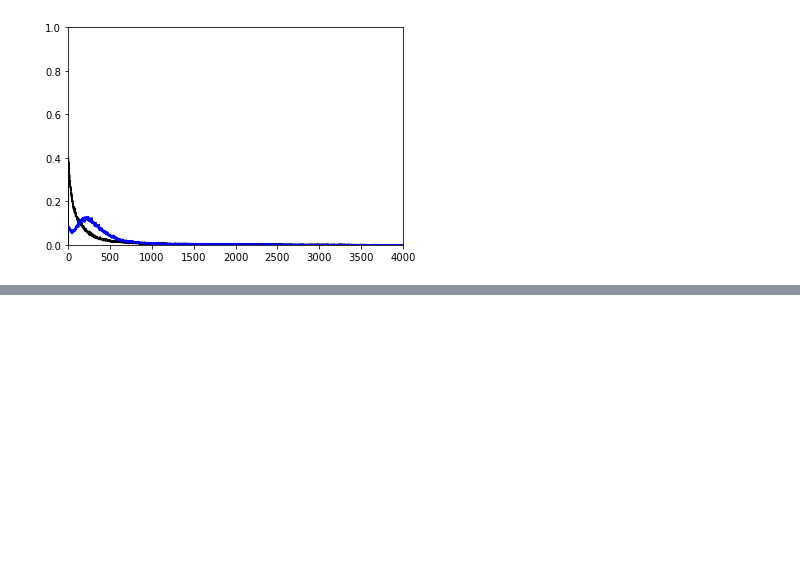
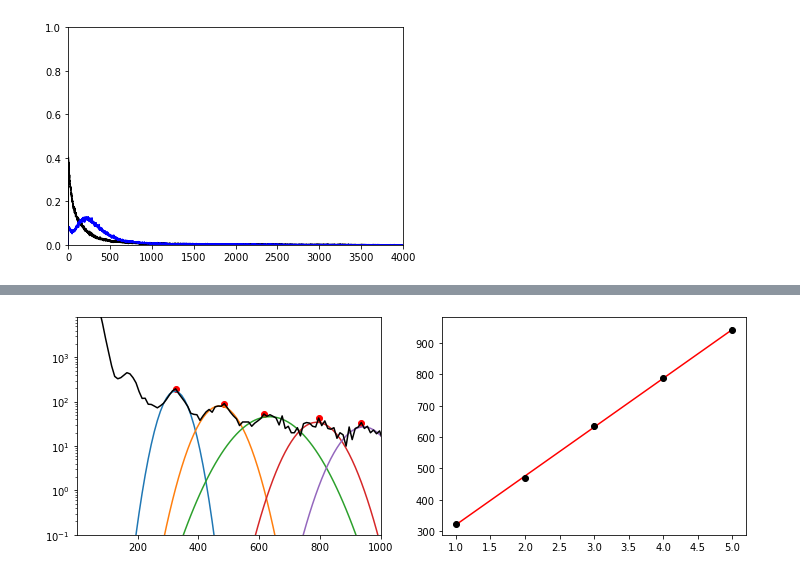
Before and after one commit to Moore-Lab/purity-monitor-analysis, a Jupyter notebook: SiPMAnalysis/Gain_fits.ipynb, the cells around one changed output, grey strips where cells are left out. Saved outputs shown, nothing was run; the diff lists cells and outputs as text; code cells hidden in the pictures; blank space fills up the shorter version.

Commit message:
got a couple more steps fitted

```diff
--- a/SiPMAnalysis/Gain_fits.ipynb
+++ b/SiPMAnalysis/Gain_fits.ipynb
@@ -394,0 +457,10 @@ Working on file #0: /gpfs/gibbs/project/david_moore/mpw46/purity_monitor/2023021
+# %%
+#path = r"C:/Data/20220630/LXe_Full_E_field_-2kV_source_reposition_Gain_source_removed/"
+path_9 = '/gpfs/gibbs/project/david_moore/mpw46/purity_monitor/20230213/step9/'
+SRS_gain_9 = 10 # gain on the SRS bandpass filter
+# peak_threshold = 700 # upper bound of pedestal
+# breakdown = 27.4 # breakdown voltage of the SiPM
+pedestal_9 = 275 # center of noise pedestal peak
+
+file_list_9 = natsort.realsorted(glob.glob(path_9 + "mca_*.h5"))[::-1]
+print("Found %d files"%len(file_list_9))
@@ -394,0 +469,78 @@ Working on file #0: /gpfs/gibbs/project/david_moore/mpw46/purity_monitor/2023021
+# %%
+guess_1pe_9 = 1100 * SRS_gain_9/100 - pedestal_9 ## based on highest gain data
+guess_sig_9 = 0.1
+
+gain_vs_volts_9 = {}
+for i,(file, dist) in enumerate(zip(file_list_9, source_distances)):
+    print("Working on file #%d: %s"%(i,file))
+    print('Distance: ', dist)
+
+    file_parts = file.split("_")
+    file_volts = float( file_parts[-3][:-2] ) # get voltage from filename
+    try:
+        file_wavelength = float(file_parts[-2]) # get wavelength from filename
+    except ValueError:
+        file_wavelength = file_parts[-2] # leaving tag as a string for source data
+
+
+    # finding the section of the data around the given peak
+    if file_wavelength == 405.:
+        peak_range = 150 # picking a smaller range of values to fit the 405 data
+    elif file_volts < 31.5 and file_volts >=30.5:
+        peak_range = 50 # picking a smaller range of values to fit over for the lower OV files
+    elif file_volts < 30.5:
+        print('low voltage range')
+        peak_range = 30
+    else:
+        peak_range = 65
+
+    f = h5py.File(file, 'r')
+    ch2 = f.get('ch2')
+    for key in ch2.keys():
+        mca_hist = np.array(ch2.get(key))
+    bin_num = np.arange(len(mca_hist))
+    b, c = rebin_histogram(bin_num, mca_hist, 10)
+
+    # getting the peak and fit info
+    if (file_wavelength != 'source') & (file_volts < 32): # if low OV data, first PE peak is a little lower
+        peak_info, pe_locs, peaks = find_peaks_and_fit(b, c, file_volts, min_distance=dist*25/100, min_thresh=5, peak_range=peak_range)
+
+    else:
+        peak_info, pe_locs, peaks = find_peaks_and_fit(b, c, file_volts, min_distance=dist*25/100, min_thresh=17, peak_range=peak_range)
+
+    plt.figure(figsize=(12,4))
+    plt.subplot(1,2,1)
+    plt.plot(peaks[:,0], peaks[:,1], 'o', color='r')
+
+    for fit_params in peak_info:
+        print(fit_params)
+        plt.plot(b, gauss_fun(b, *fit_params))
+
+#     plt.scatter(b, c, marker='.')
+#     plt.plot(b, c, 'k')
+#     plt.ylim(0.1, 350)
+    plt.semilogy(b, c, 'k')
+    plt.ylim(0.1, 8000)
+#     plt.ylim(0.1, np.max(mca_hist)*2)
+    plt.xlim(0.1, 1000)
+
+#     plt.xlim(0, guess_1pe*6)
+
+### don't think that we are using this
+#     if(len(gain_vs_volts) > 0):
+#         guess_1pe = gain_vs_volts[-1][1] * (file_volts-breakdown)/(gain_vs_volts[-1][0]-breakdown)
+
+    plt.subplot(1,2,2)
+    plt.errorbar( pe_locs[:,0], pe_locs[:,1], yerr=pe_locs[:,2], fmt='ko' )
+
+    xx, gain_params, gain_cov = gain_fit(pe_locs)
+    plt.plot( xx, lin_fun(xx, *gain_params), 'r')
+
+    if file_wavelength not in gain_vs_volts_9:
+        gain_vs_volts_9[file_wavelength] = [np.array([file_volts, gain_params[0], np.sqrt(gain_cov[0,0])])]
+
+    else:
+        gain_vs_volts_9[file_wavelength].append(np.array([file_volts, gain_params[0], np.sqrt(gain_cov[0,0])]))
+
+    plt.show()
+# %% [output]
@@ -394,0 +564 @@ Working on file #0: /gpfs/gibbs/project/david_moore/mpw46/purity_monitor/2023021
+[figure, added]
```
Also changed, not shown: parts of 19 cells of this notebook.
